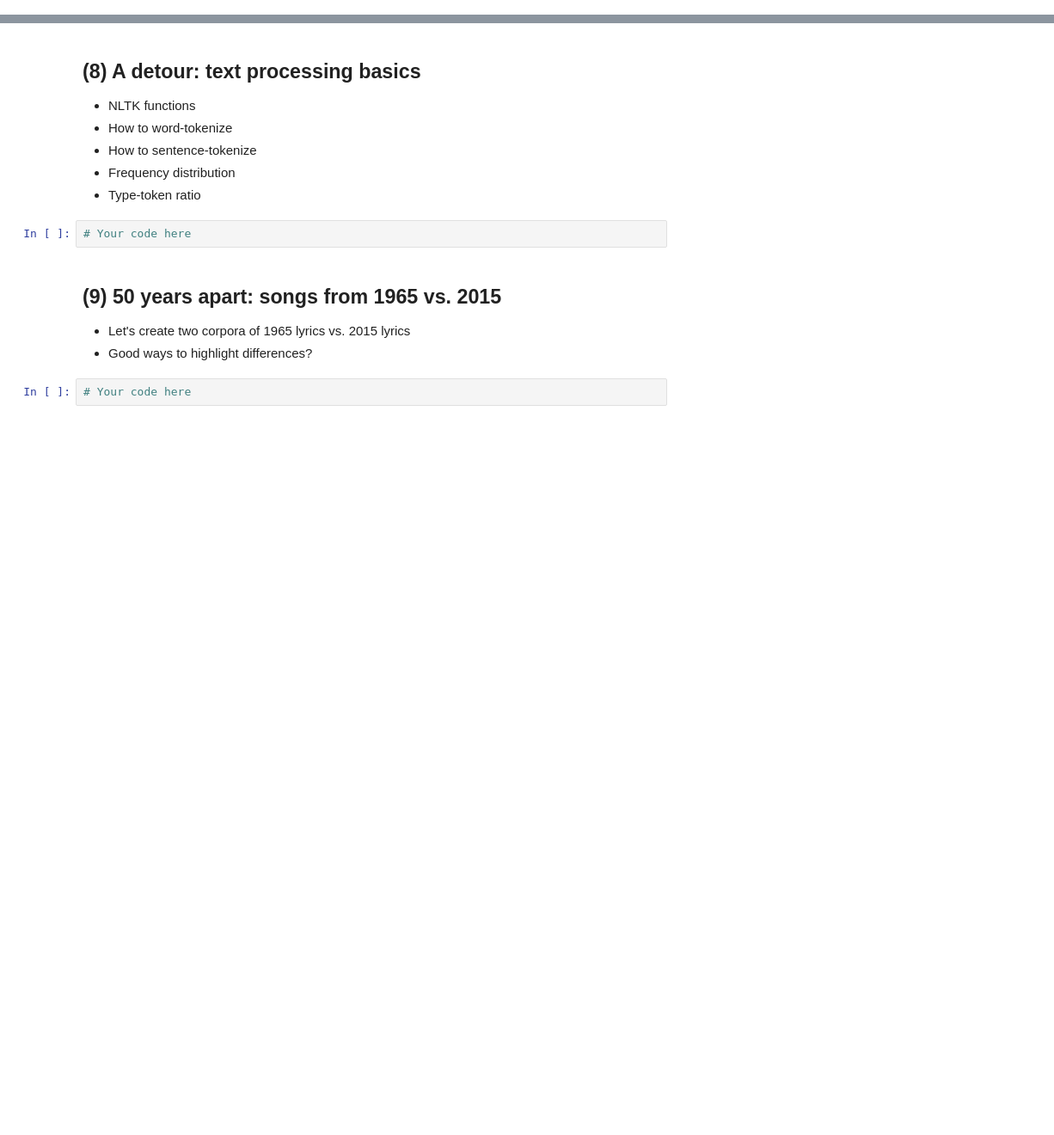
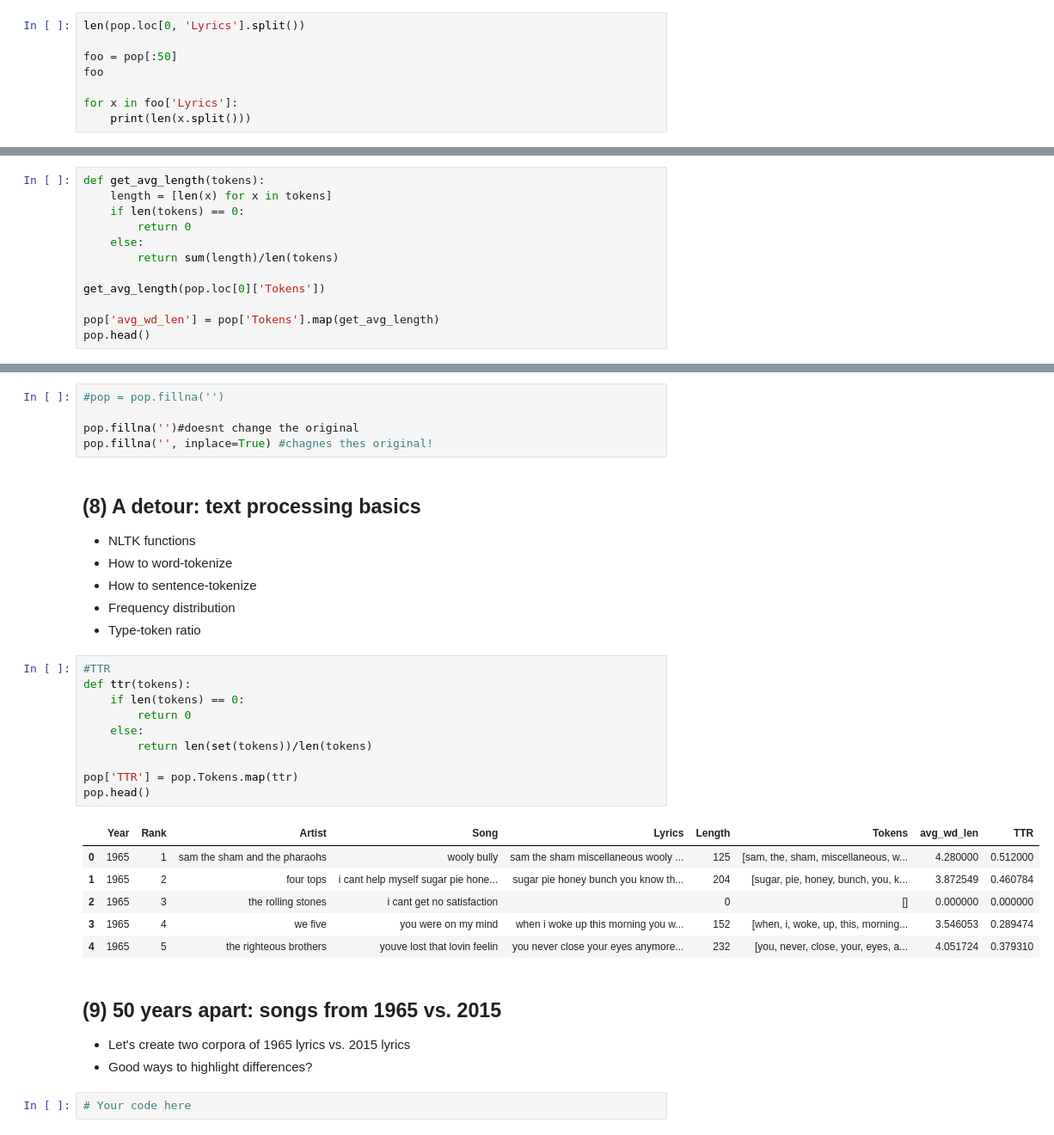
Before and after one commit to mmj32/Class-Practice-Repo, a Jupyter notebook: activity3/pop_music_lyrics_haring.ipynb, the cells around one changed output, grey strips where cells are left out. Shown at 86% size. Cells and saved outputs as stored; diff of their text form; blank space fills up the shorter version.

```diff
--- a/activity3/pop_music_lyrics_haring.ipynb
+++ b/activity3/pop_music_lyrics_haring.ipynb
@@ -177,0 +198,8 @@ pop.loc[pop['Artist']=='madonna', :]
+# %%
+len(pop.loc[0, 'Lyrics'].split())
+
+foo = pop[:50]
+foo
+
+for x in foo['Lyrics']:
+    print(len(x.split()))
@@ -177,0 +254,12 @@ pop.loc[pop['Artist']=='madonna', :]
+# %%
+def get_avg_length(tokens):
+    length = [len(x) for x in tokens]
+    if len(tokens) == 0:
+        return 0
+    else:
+        return sum(length)/len(tokens)
+
+get_avg_length(pop.loc[0]['Tokens'])
+
+pop['avg_wd_len'] = pop['Tokens'].map(get_avg_length)
+pop.head()
@@ -184,3 +277,8 @@ pop.loc[pop['Artist']=='madonna', :]
+# %%
+#pop = pop.fillna('')
+
+pop.fillna('')#doesnt change the original
+pop.fillna('', inplace=True) #chagnes thes original!
 # %% [markdown]
 ## (8) A detour: text processing basics
 - NLTK functions
@@ -188,8 +286,23 @@ pop.loc[pop['Artist']=='madonna', :]
 - How to sentence-tokenize
 - Frequency distribution
 - Type-token ratio
-# %%
-# Your code here
+# %%
+#TTR
+def ttr(tokens):
+    if len(tokens) == 0:
+        return 0
+    else:
+        return len(set(tokens))/len(tokens)
+
+pop['TTR'] = pop.Tokens.map(ttr)
+pop.head()
+# %% [output]
+|  | Year | Rank | Artist | Song | Lyrics | Length | Tokens | avg_wd_len | TTR |
+| 0 | 1965 | 1 | sam the sham and the pharaohs | wooly bully | sam the sham miscellaneous wooly ... | 125 | [sam, the, sham, miscellaneous, w... | 4.280000 | 0.512000 |
+| 1 | 1965 | 2 | four tops | i cant help myself sugar pie hone... | sugar pie honey bunch you know th... | 204 | [sugar, pie, honey, bunch, you, k... | 3.872549 | 0.460784 |
+| 2 | 1965 | 3 | the rolling stones | i cant get no satisfaction |  | 0 | [] | 0.000000 | 0.000000 |
+| 3 | 1965 | 4 | we five | you were on my mind | when i woke up this morning you w... | 152 | [when, i, woke, up, this, morning... | 3.546053 | 0.289474 |
+| 4 | 1965 | 5 | the righteous brothers | youve lost that lovin feelin | you never close your eyes anymore... | 232 | [you, never, close, your, eyes, a... | 4.051724 | 0.379310 |
 # %% [markdown]
 ## (9) 50 years apart: songs from 1965 vs. 2015
 - Let's create two corpora of 1965 lyrics vs. 2015 lyrics
```
Also changed, not shown: parts of 10 cells of this notebook.
